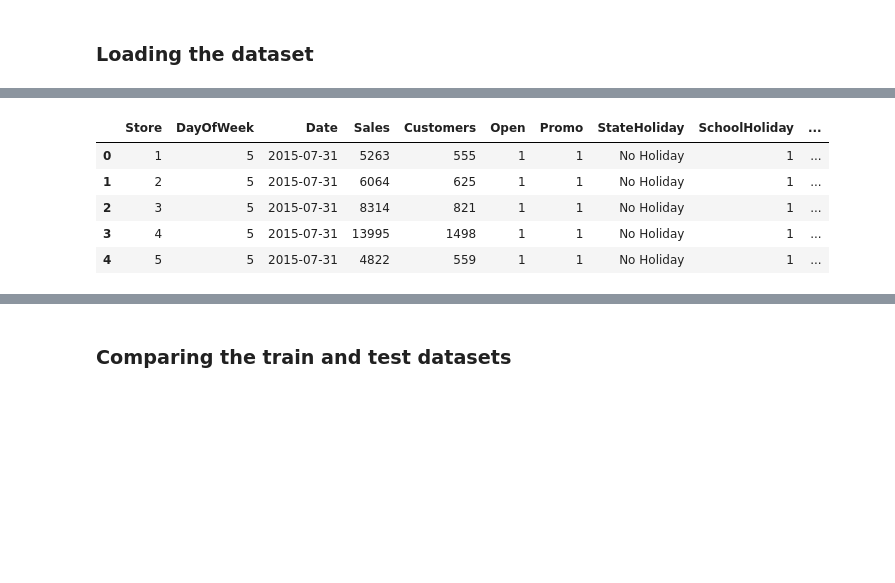
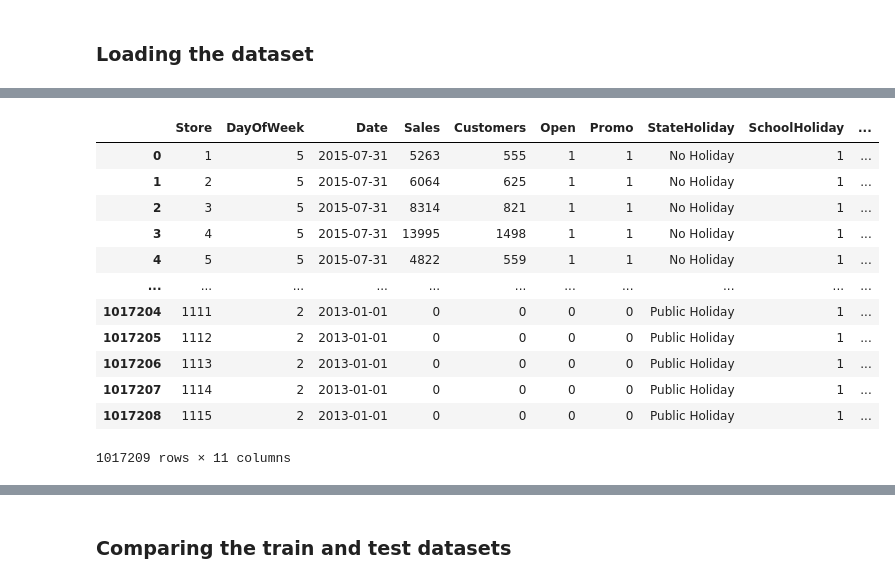
Before and after one commit to Leoul39/Rossmann-Pharmaceuticals-, a Jupyter notebook: notebooks/EDA.ipynb, the cells around one changed output, grey strips where cells are left out. Cells and saved outputs as stored; diff of their text form; code cells hidden in the pictures; blank space fills up the shorter version.

```diff
--- a/notebooks/EDA.ipynb
+++ b/notebooks/EDA.ipynb
@@ -36,10 +43,17 @@ store_df.head()
 # %%
-train_df.head()
+train_df
 # %% [output]
 |  | Store | DayOfWeek | Date | Sales | Customers | Open | Promo | StateHoliday | SchoolHoliday | ... |
 | 0 | 1 | 5 | 2015-07-31 | 5263 | 555 | 1 | 1 | No Holiday | 1 | ... |
 | 1 | 2 | 5 | 2015-07-31 | 6064 | 625 | 1 | 1 | No Holiday | 1 | ... |
 | 2 | 3 | 5 | 2015-07-31 | 8314 | 821 | 1 | 1 | No Holiday | 1 | ... |
 | 3 | 4 | 5 | 2015-07-31 | 13995 | 1498 | 1 | 1 | No Holiday | 1 | ... |
 | 4 | 5 | 5 | 2015-07-31 | 4822 | 559 | 1 | 1 | No Holiday | 1 | ... |
+| ... | ... | ... | ... | ... | ... | ... | ... | ... | ... | ... |
+| 1017204 | 1111 | 2 | 2013-01-01 | 0 | 0 | 0 | 0 | Public Holiday | 1 | ... |
+| 1017205 | 1112 | 2 | 2013-01-01 | 0 | 0 | 0 | 0 | Public Holiday | 1 | ... |
+| 1017206 | 1113 | 2 | 2013-01-01 | 0 | 0 | 0 | 0 | Public Holiday | 1 | ... |
+| 1017207 | 1114 | 2 | 2013-01-01 | 0 | 0 | 0 | 0 | Public Holiday | 1 | ... |
+| 1017208 | 1115 | 2 | 2013-01-01 | 0 | 0 | 0 | 0 | Public Holiday | 1 | ... |
+1017209 rows × 11 columns
 # %%
```
Also changed, not shown: parts of 2 cells of this notebook.
